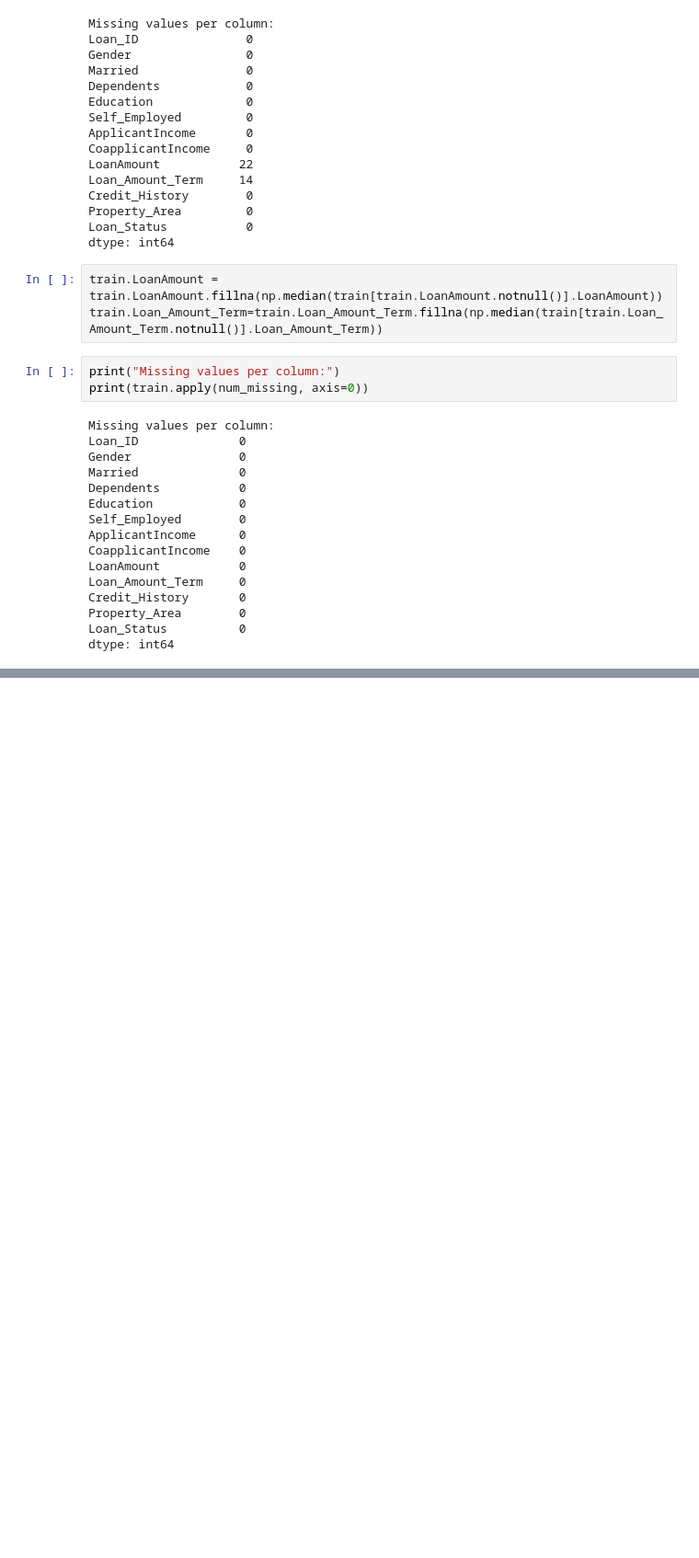
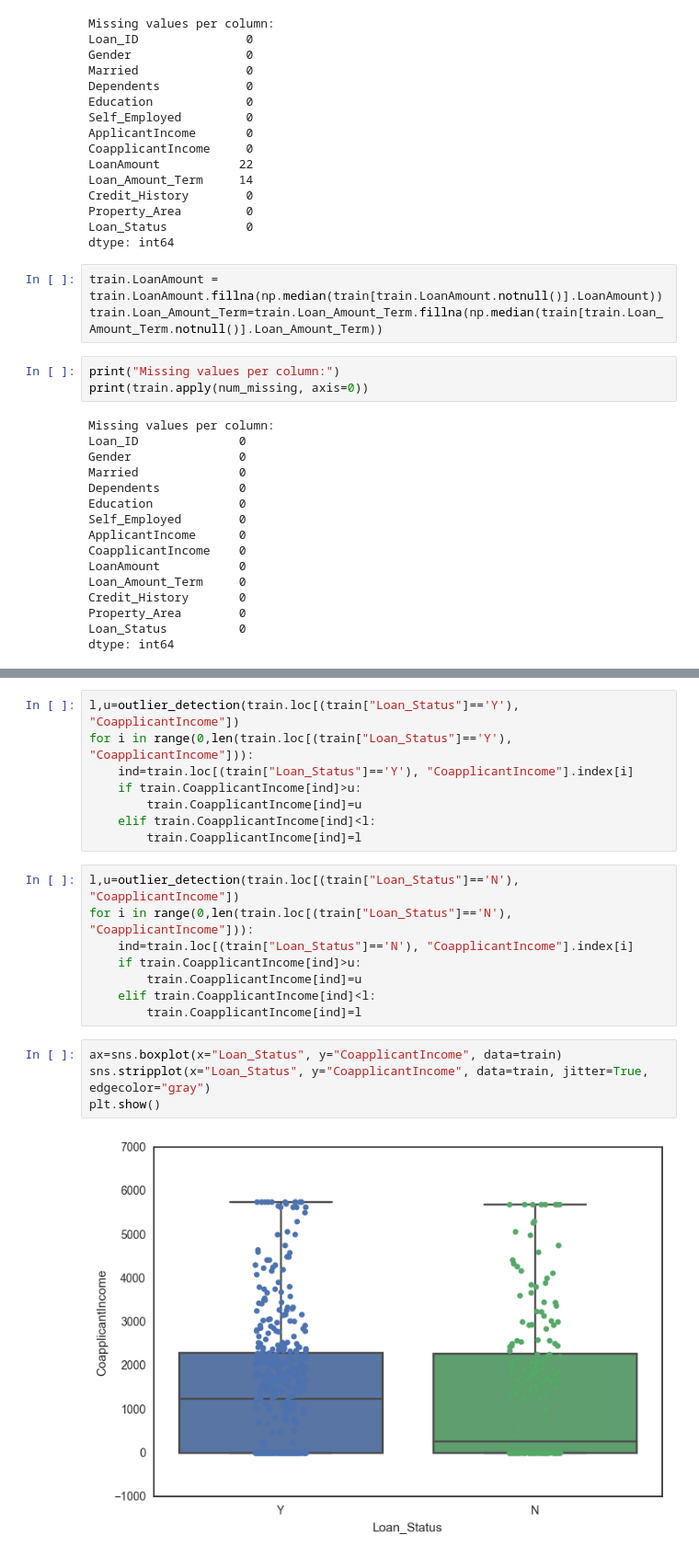
Before and after one commit to cenati0n/LoanPrediction, a Jupyter notebook: LoanPrediction.ipynb, the cells around one changed output, grey strips where cells are left out. Shown: that part at 92% size. Cells and saved outputs as stored; diff of their text form; blank space fills up the shorter version.

```diff
--- a/LoanPrediction.ipynb
+++ b/LoanPrediction.ipynb
@@ -375,0 +411,22 @@ dtype: int64
+# %%
+l,u=outlier_detection(train.loc[(train["Loan_Status"]=='Y'), "CoapplicantIncome"])
+for i in range(0,len(train.loc[(train["Loan_Status"]=='Y'), "CoapplicantIncome"])):
+    ind=train.loc[(train["Loan_Status"]=='Y'), "CoapplicantIncome"].index[i]
+    if train.CoapplicantIncome[ind]>u:
+        train.CoapplicantIncome[ind]=u
+    elif train.CoapplicantIncome[ind]<l:
+        train.CoapplicantIncome[ind]=l
+# %%
+l,u=outlier_detection(train.loc[(train["Loan_Status"]=='N'), "CoapplicantIncome"])
+for i in range(0,len(train.loc[(train["Loan_Status"]=='N'), "CoapplicantIncome"])):
+    ind=train.loc[(train["Loan_Status"]=='N'), "CoapplicantIncome"].index[i]
+    if train.CoapplicantIncome[ind]>u:
+        train.CoapplicantIncome[ind]=u
+    elif train.CoapplicantIncome[ind]<l:
+        train.CoapplicantIncome[ind]=l
+# %%
+ax=sns.boxplot(x="Loan_Status", y="CoapplicantIncome", data=train)
+sns.stripplot(x="Loan_Status", y="CoapplicantIncome", data=train, jitter=True, edgecolor="gray")
+plt.show()
+# %% [output]
+[figure, added]
```
Also changed, not shown: parts of 11 cells of this notebook.
